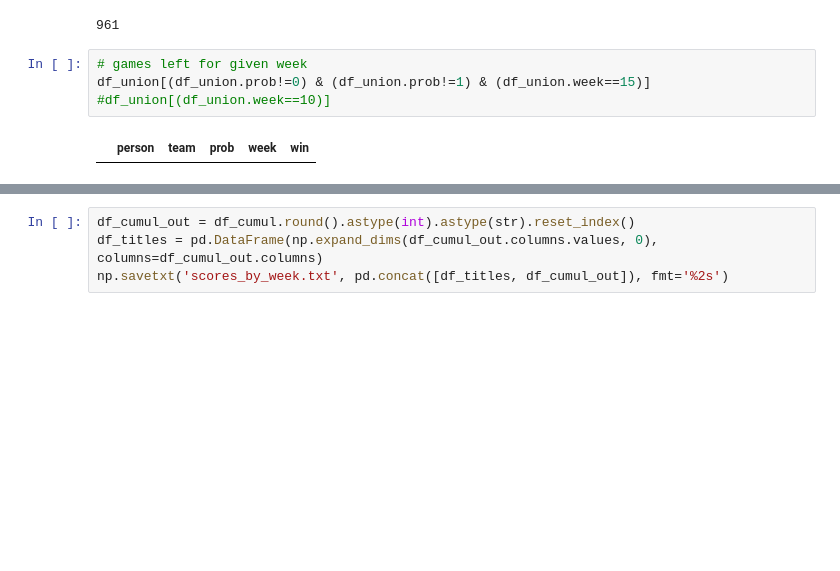
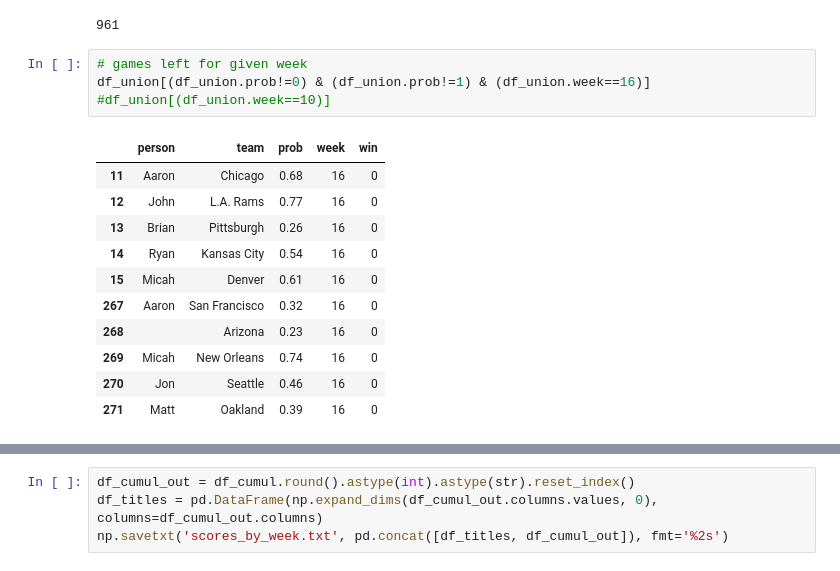
Before and after one commit to rytido/justfun, a Jupyter notebook: WinsPool.ipynb, the cells around one changed output, grey strips where cells are left out. Cells and saved outputs as stored; diff of their text form; blank space fills up the shorter version.

```diff
--- a/WinsPool.ipynb
+++ b/WinsPool.ipynb
@@ -314,10 +314,20 @@ open("report.txt", "w").write(text)
 961
 # %%
 # games left for given week
-df_union[(df_union.prob!=0) & (df_union.prob!=1) & (df_union.week==15)]
+df_union[(df_union.prob!=0) & (df_union.prob!=1) & (df_union.week==16)]
 #df_union[(df_union.week==10)]
 # %% [output]
 |  | person | team | prob | week | win |
+| 11 | Aaron | Chicago | 0.68 | 16 | 0 |
+| 12 | John | L.A. Rams | 0.77 | 16 | 0 |
+| 13 | Brian | Pittsburgh | 0.26 | 16 | 0 |
+| 14 | Ryan | Kansas City | 0.54 | 16 | 0 |
+| 15 | Micah | Denver | 0.61 | 16 | 0 |
+| 267 | Aaron | San Francisco | 0.32 | 16 | 0 |
+| 268 |  | Arizona | 0.23 | 16 | 0 |
+| 269 | Micah | New Orleans | 0.74 | 16 | 0 |
+| 270 | Jon | Seattle | 0.46 | 16 | 0 |
+| 271 | Matt | Oakland | 0.39 | 16 | 0 |
 # %%
 df_union[(df_union.person=='John') & (df_union.week>14)].sort_values('prob')
 # %% [output]
```
Also changed, not shown: parts of 10 cells of this notebook, 4 other files.
